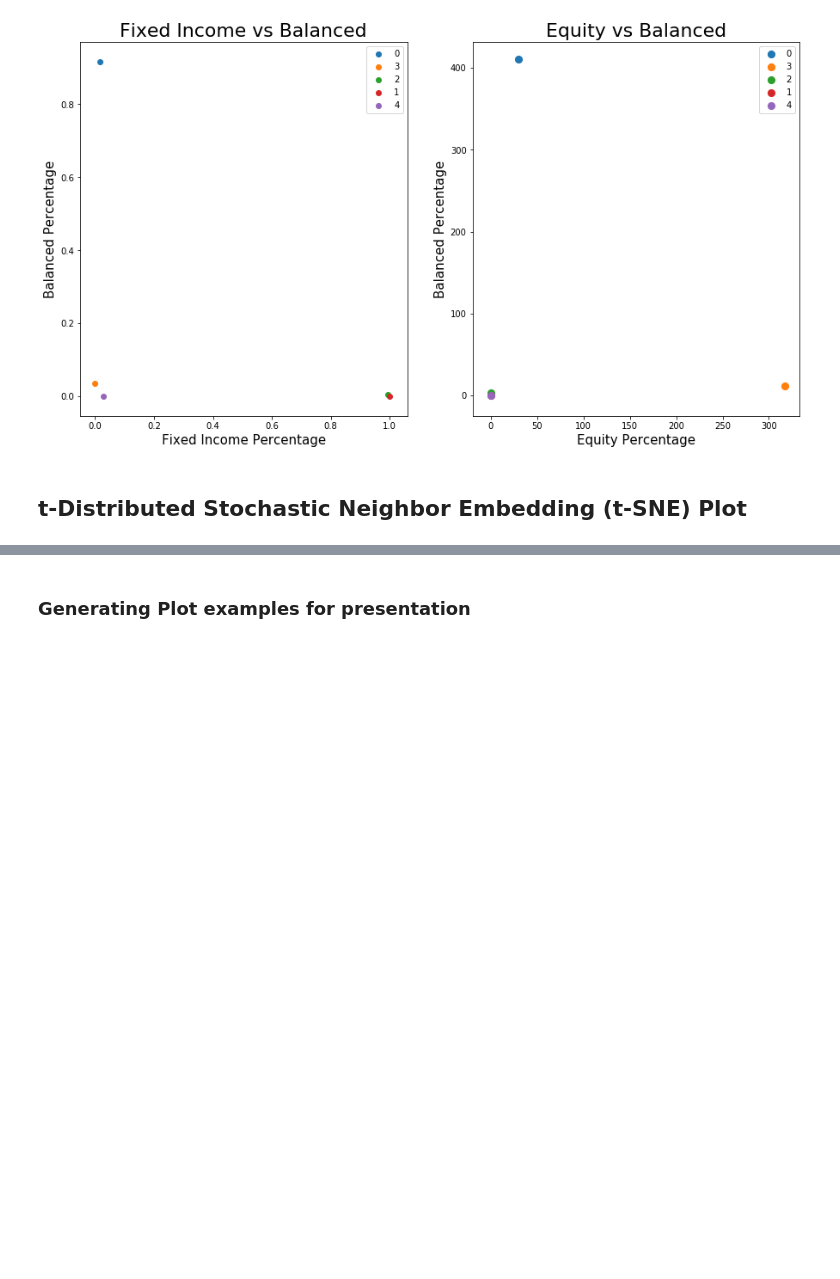
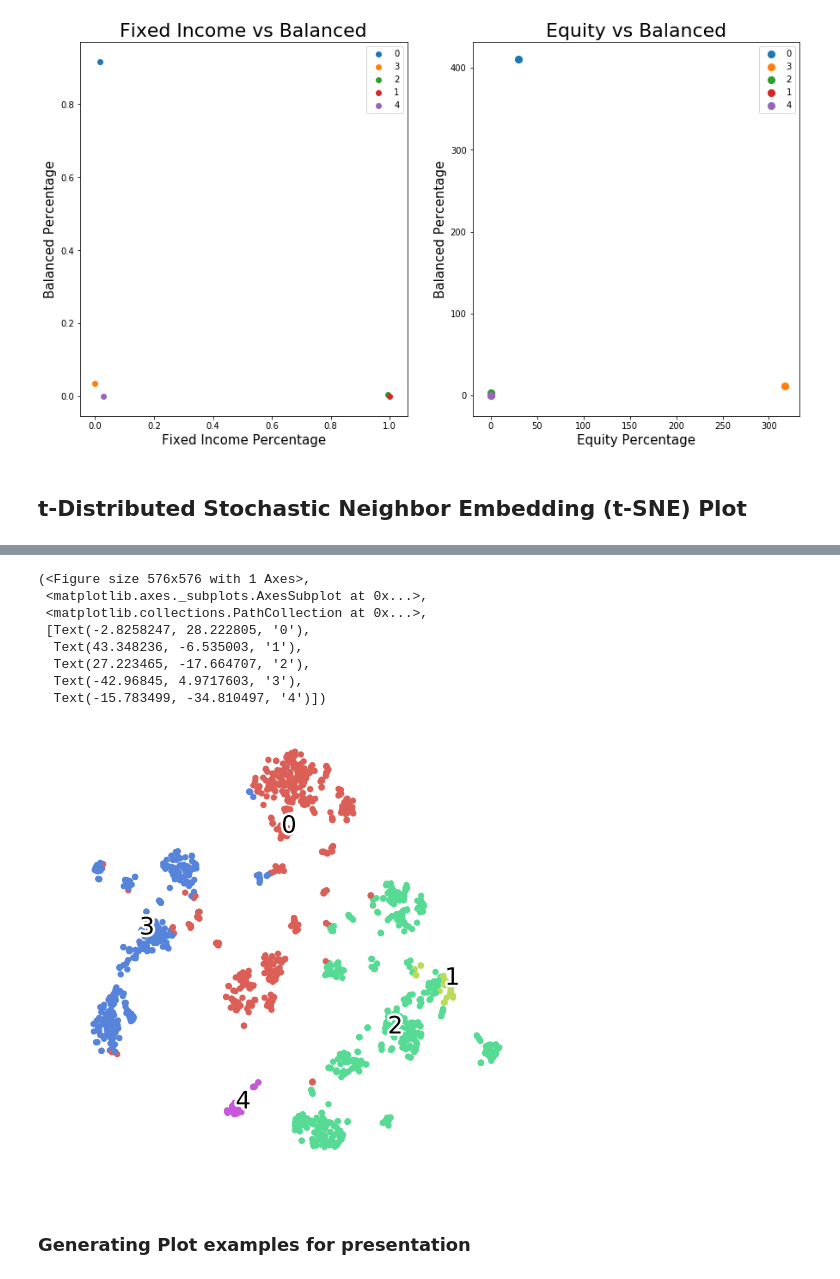
Before and after one commit to berkurka/Mutual_Fund_Clustering, a Jupyter notebook: Notebooks/03 Building Models.ipynb, the cells around one changed output, grey strips where cells are left out. Drawn from its saved outputs; the diff is of its cells as text; code cells hidden in the pictures; blank space fills up the shorter version.

```diff
--- a/Notebooks/03 Building Models.ipynb
+++ b/Notebooks/03 Building Models.ipynb
@@ -796,0 +797,2 @@ t-SNE done! Time elapsed: 12.39088773727417 seconds
+# %%
+raw_df['colors'] =  raw_df['kmeans_1'].map({0: 'k', 1: 'k',2:'k',3:'k',4:'k'})
@@ -809,4 +826,18 @@ No handles with labels found to put in legend.
 [figure]
+# %%
+## tsne
+fashion_tsne = TSNE(random_state=42).fit_transform(X_sc[features])
+fashion_scatter(fashion_tsne, raw_df['kmeans_1'])
+# %% [output]
+(<Figure size 576x576 with 1 Axes>,
+ <matplotlib.axes._subplots.AxesSubplot at 0x...>,
+ <matplotlib.collections.PathCollection at 0x...>,
+ [Text(-2.8258247, 28.222805, '0'),
+  Text(43.348236, -6.535003, '1'),
+  Text(27.223465, -17.664707, '2'),
+  Text(-42.96845, 4.9717603, '3'),
+  Text(-15.783499, -34.810497, '4')])
+[figure, added]
 # %% [markdown]
 ### Generating Plot examples for presentation
 # %%
```
Also changed, not shown: parts of 7 cells of this notebook, 5 other files.
